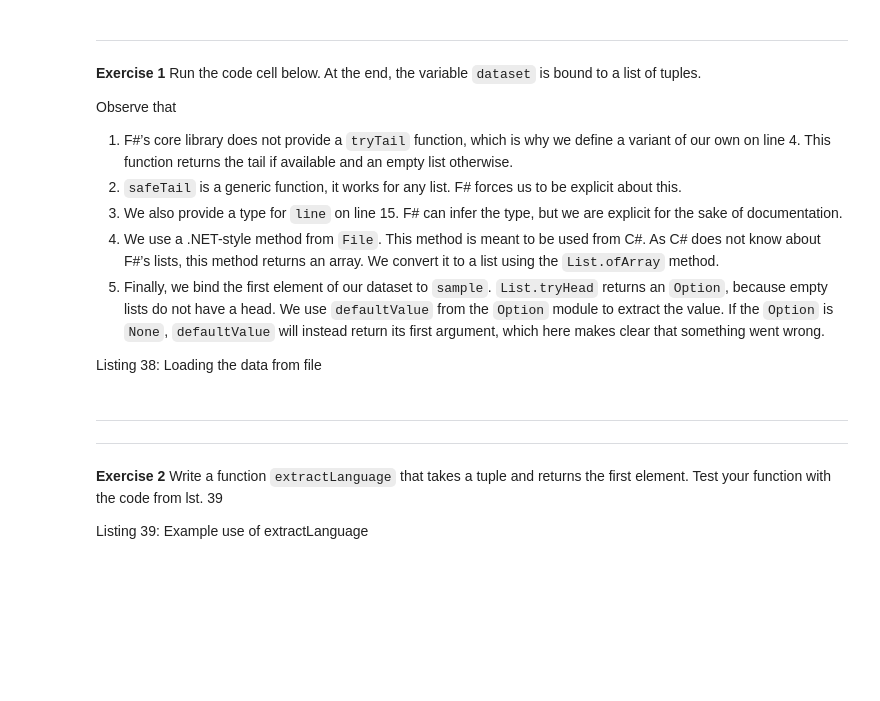
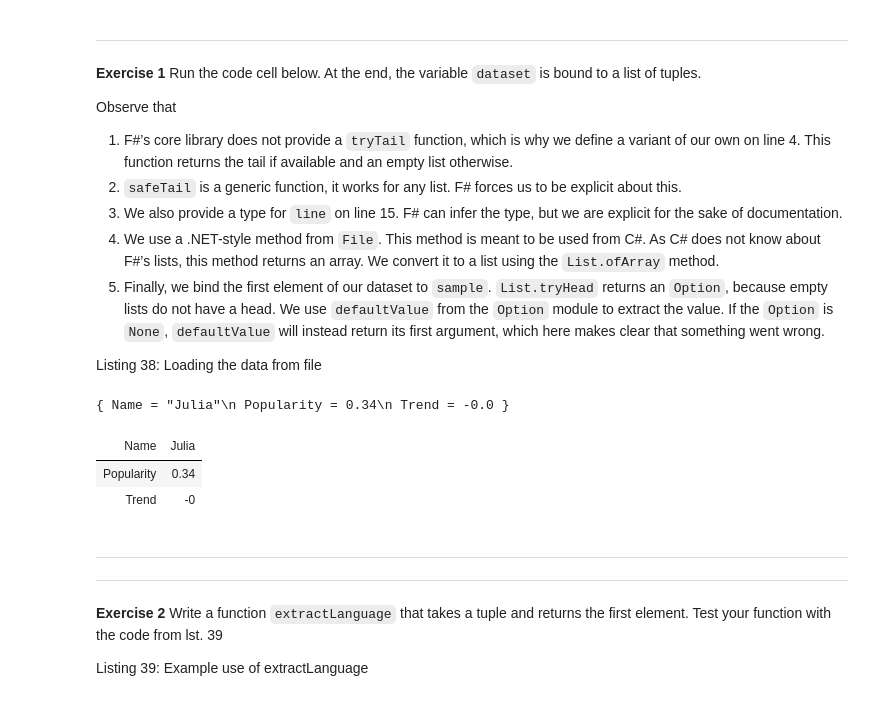
Before and after one commit to IntissarJ/FPROGHW, a Jupyter notebook: 07-pipelines.ipynb, the cells around one changed output. Cells and saved outputs as stored; diff of their text form; code cells hidden in the pictures; blank space fills up the shorter version.

```diff
--- a/07-pipelines.ipynb
+++ b/07-pipelines.ipynb
@@ -307,7 +377,12 @@ let sample =
         Popularity = 0.0;
         Trend = 0.0 }
 # %%
-// your code here
+sample
+# %% [output]
+{ Name = "Julia"\n Popularity = 0.34\n Trend = -0.0 }
+| Name | Julia |
+| Popularity | 0.34 |
+| Trend | -0 |
 # %% [markdown]
 ------------------------------------------------------------------------
 
```
Also changed, not shown: parts of 41 cells of this notebook, 8 other files.
